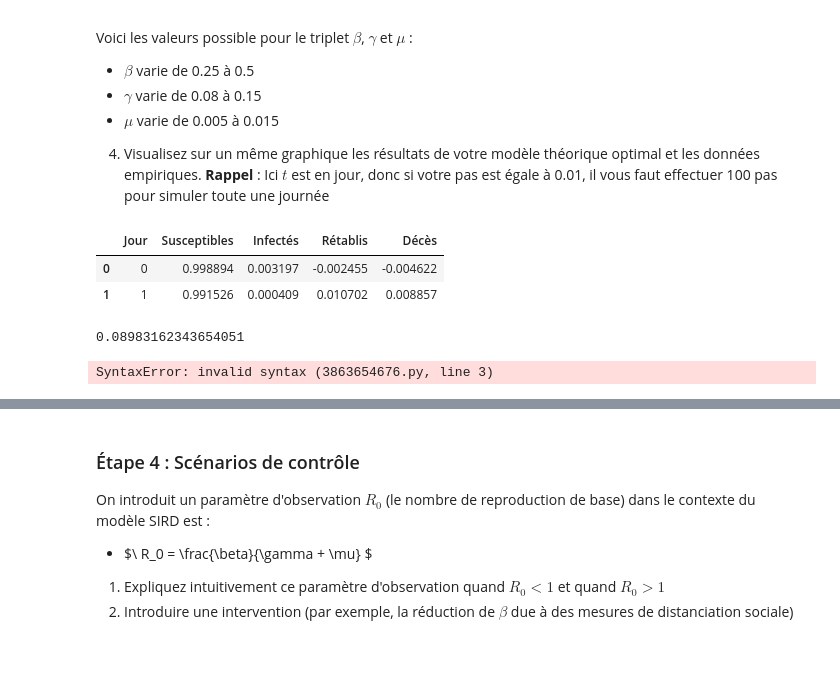
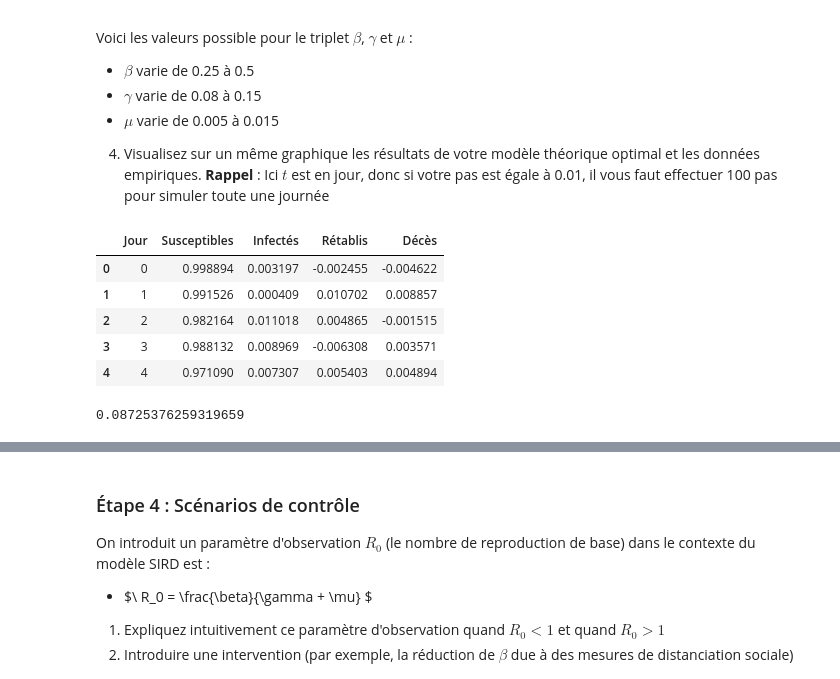
Before and after one commit to AbdessamadTzn/sird_model, a Jupyter notebook: modèle_épidémiologie_SIRD.ipynb, the cells around one changed output, grey strips where cells are left out. Saved outputs shown, nothing was run; the diff lists cells and outputs as text; code cells hidden in the pictures; blank space fills up the shorter version.

Commit message:
Modèle Epidémologie SIRD

```diff
--- a/modèle_épidémiologie_SIRD.ipynb
+++ b/modèle_épidémiologie_SIRD.ipynb
@@ -113,67 +120,13 @@ Voici les valeurs possible pour le triplet $\beta$, $\gamma$ et $\mu$ :
 # %%
 #1
 import pandas as pd
 
 df = pd.read_csv("sird_dataset.csv")
-df.head(2)
+df.head()
 # %% [output]
 |  | Jour | Susceptibles | Infectés | Rétablis | Décès |
 | 0 | 0 | 0.998894 | 0.003197 | -0.002455 | -0.004622 |
 | 1 | 1 | 0.991526 | 0.000409 | 0.010702 | 0.008857 |
+| 2 | 2 | 0.982164 | 0.011018 | 0.004865 | -0.001515 |
+| 3 | 3 | 0.988132 | 0.008969 | -0.006308 | 0.003571 |
+| 4 | 4 | 0.971090 | 0.007307 | 0.005403 | 0.004894 |
-# %%
-#2
-# MSE
-import numpy as np
-import math
-
-def sird_mse(prediction, real_values):
-    nb_jours = len(real_values)
-
-    prediction_times = np.linspace(0, nb_jours - 1, num=len(prediction))
-    real_times = np.arange(nb_jours)
-
-    interpolated_prediction = np.interp(real_times, prediction_times, prediction)
-
-    mse = np.mean((interpolated_prediction - real_values) ** 2)
-
-    return mse
-
-
-S_mse = sird_mse(S, df['Susceptibles'].values)
-I_mse = sird_mse(I, df['Infectés'].values)
-R_mse = sird_mse(R, df['Rétablis'].values)
-D_mse = sird_mse(D, df["Décès"].values)
-
-# '''
-# Justification de choix du MSE au lieu d'une CCE :
-# En fait, la fonction de cout MSE est la plus utilisées pour des problèmes de regression (notre cas),
-# par contre, la CCE est dédiée plus pour les problème de classification.
-# MSE Mesure la différence entre les valeurs réelles et les valeurs prédites, tandis que CCE
-# Mesure la dissimilarité entre les probabilités prédites et les étiquettes réelles (0 ou 1 pour la classification binaire, ou plus pour les problèmes multi-classes).
-#                                 =================================
-#                                         StackOverFlow
-# Lorsqu'on dérive la fonction de coût à partir de l'aspect de la probabilité et de la distribution,
-# on peut observer que la MSE se produit lorsqu' on suppose que l'erreur suit une distribution normale et l'entropie croisée lorsqu'on
-# suppose une distribution binomiale. Cela signifie qu'implicitement, lorsqu'on utilise MSE, on fait de la régression (estimation)
-# et lorsqu'on utilise CCE, on fait de la classification.
-# '''
-print(S_mse+I_mse+R_mse+D_mse)
-# %% [output]
-0.08983162343654051
-# %%
-#3
-# Grid Search
-from itertools import product
-
-best_betas = np.linspace(0.25, 0.5, 10)
-best_gammas = np.linspace(0.08, 0.15, 10)
-best_mus = np.linspace(0.005, 0.015, 10)
-
-best_mse = float('inf')
-best_params = None
-
-for bets, gamma, mu in product(best_betas, best_gammas, best_mus):
-
-    mse = sird_mse()
-# %% [output]
-SyntaxError: invalid syntax (3863654676.py, line 3)
@@ -181,0 +136,15 @@ SyntaxError: invalid syntax (3863654676.py, line 3)
+# %%
+#2
+# MSE
+def sird_mse(predict_value, true_value) :
+    return np.mean((predict_value - true_value)**2)
+
+
+S_mse = sird_mse(S_predicted, df['Susceptibles'].values)
+I_mse = sird_mse(I_predicted, df['Infectés'].values)
+R_mse = sird_mse(R_predicted, df['Rétablis'].values)
+D_mse = sird_mse(D_predicted, df["Décès"].values)
+
+print(S_mse+I_mse+R_mse+D_mse)
+# %% [output]
+0.08725376259319659
```
Also changed, not shown: parts of 14 cells of this notebook.
